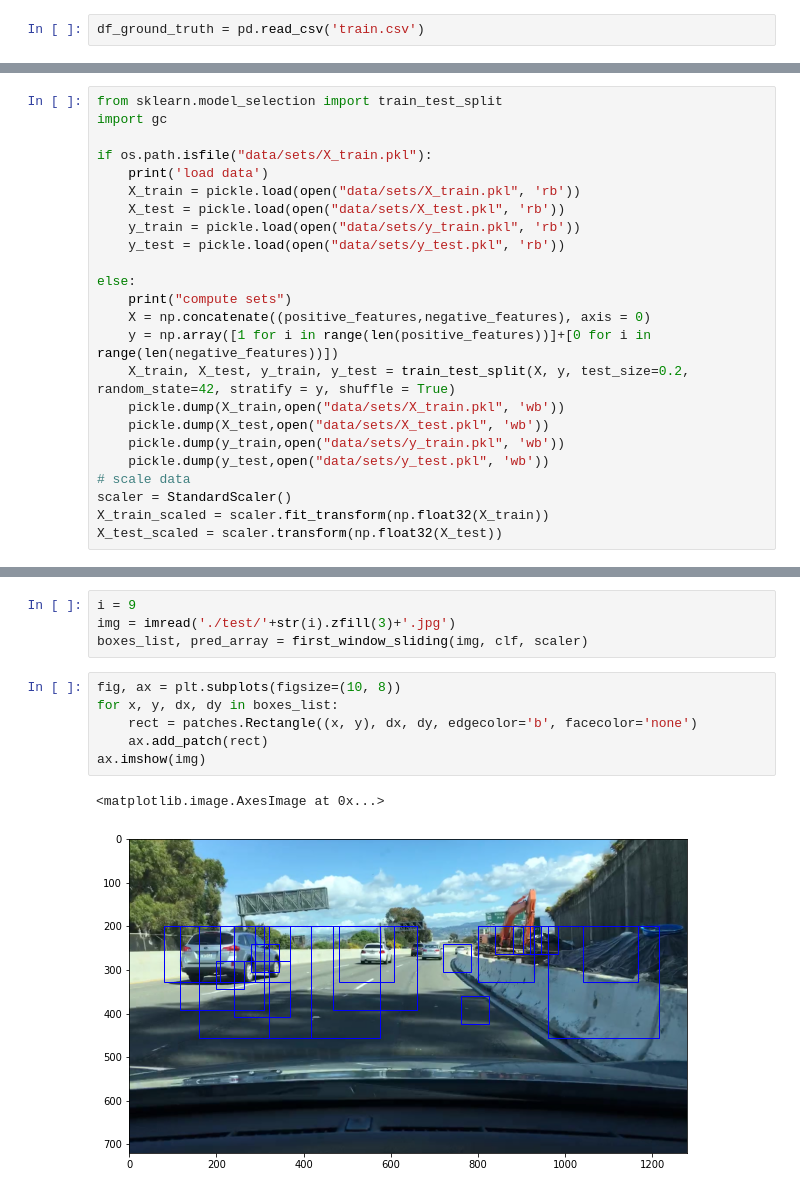
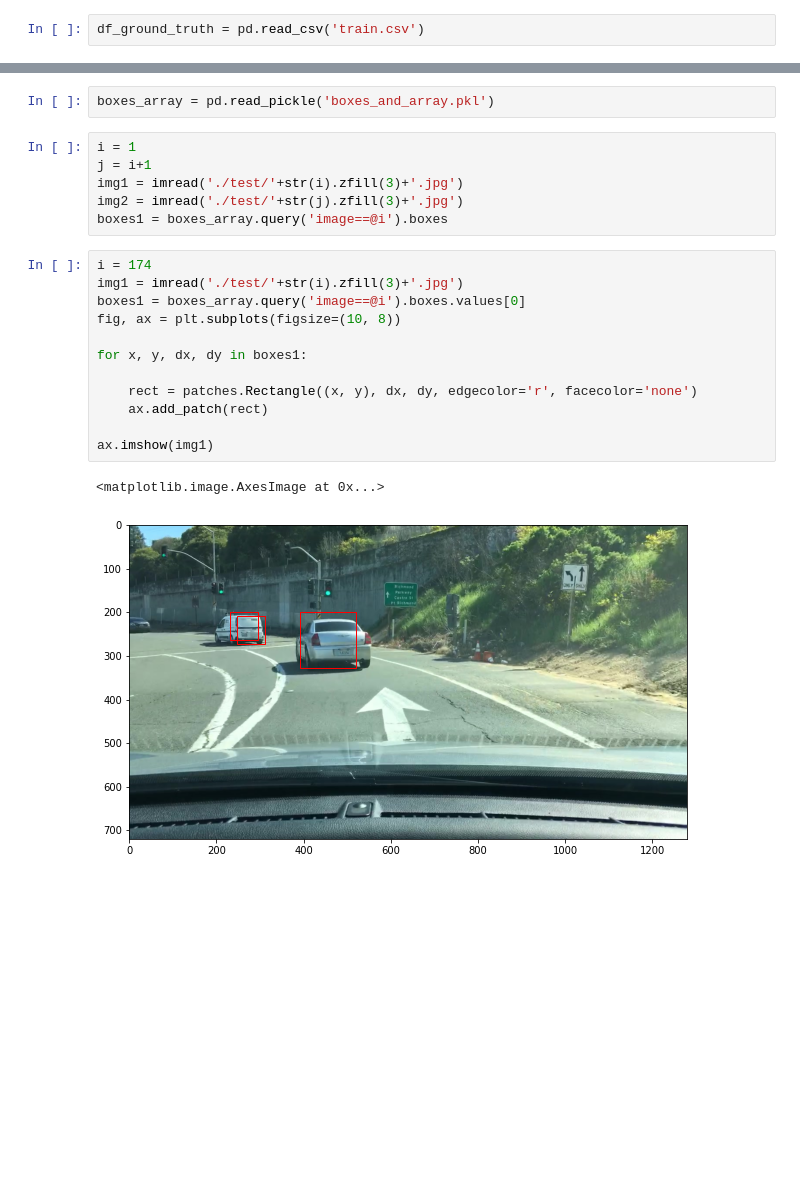
Before and after one commit to timrio/cars_detection, a Jupyter notebook: explo.ipynb, the cells around one changed output, grey strips where cells are left out. Saved outputs shown, nothing was run; the diff lists cells and outputs as text; blank space fills up the shorter version.

Commit message:
to train

```diff
--- a/explo.ipynb
+++ b/explo.ipynb
@@ -104,24 +30,0 @@ compute features
-# %%
-from sklearn.model_selection import train_test_split
-import gc
-
-if os.path.isfile("data/sets/X_train.pkl"):
-    print('load data')
-    X_train = pickle.load(open("data/sets/X_train.pkl", 'rb'))
-    X_test = pickle.load(open("data/sets/X_test.pkl", 'rb'))
-    y_train = pickle.load(open("data/sets/y_train.pkl", 'rb'))
-    y_test = pickle.load(open("data/sets/y_test.pkl", 'rb'))
-
-else:
-    print("compute sets")
-    X = np.concatenate((positive_features,negative_features), axis = 0)
-    y = np.array([1 for i in range(len(positive_features))]+[0 for i in range(len(negative_features))])
-    X_train, X_test, y_train, y_test = train_test_split(X, y, test_size=0.2, random_state=42, stratify = y, shuffle = True)
-    pickle.dump(X_train,open("data/sets/X_train.pkl", 'wb'))
-    pickle.dump(X_test,open("data/sets/X_test.pkl", 'wb'))
-    pickle.dump(y_train,open("data/sets/y_train.pkl", 'wb'))
-    pickle.dump(y_test,open("data/sets/y_test.pkl", 'wb'))
-# scale data
-scaler = StandardScaler()
-X_train_scaled = scaler.fit_transform(np.float32(X_train))
-X_test_scaled = scaler.transform(np.float32(X_test))
@@ -261,13 +31,23 @@ def first_window_sliding(img, clf, scaler):
-# %%
-i = 9
-img = imread('./test/'+str(i).zfill(3)+'.jpg')
-boxes_list, pred_array = first_window_sliding(img, clf, scaler)
+# %%
+boxes_array = pd.read_pickle('boxes_and_array.pkl')
+# %%
+i = 1
+j = i+1
+img1 = imread('./test/'+str(i).zfill(3)+'.jpg')
+img2 = imread('./test/'+str(j).zfill(3)+'.jpg')
+boxes1 = boxes_array.query('image==@i').boxes
 # %%
+i = 174
+img1 = imread('./test/'+str(i).zfill(3)+'.jpg')
+boxes1 = boxes_array.query('image==@i').boxes.values[0]
 fig, ax = plt.subplots(figsize=(10, 8))
-for x, y, dx, dy in boxes_list:
-    rect = patches.Rectangle((x, y), dx, dy, edgecolor='b', facecolor='none')
+
+for x, y, dx, dy in boxes1:
+
+    rect = patches.Rectangle((x, y), dx, dy, edgecolor='r', facecolor='none')
     ax.add_patch(rect)
-ax.imshow(img)
+
+ax.imshow(img1)
 # %% [output]
 <matplotlib.image.AxesImage at 0x...>
-[figure, old version]
+[figure, new version]
```
Also changed, not shown: parts of 22 cells of this notebook, 18 other files.
